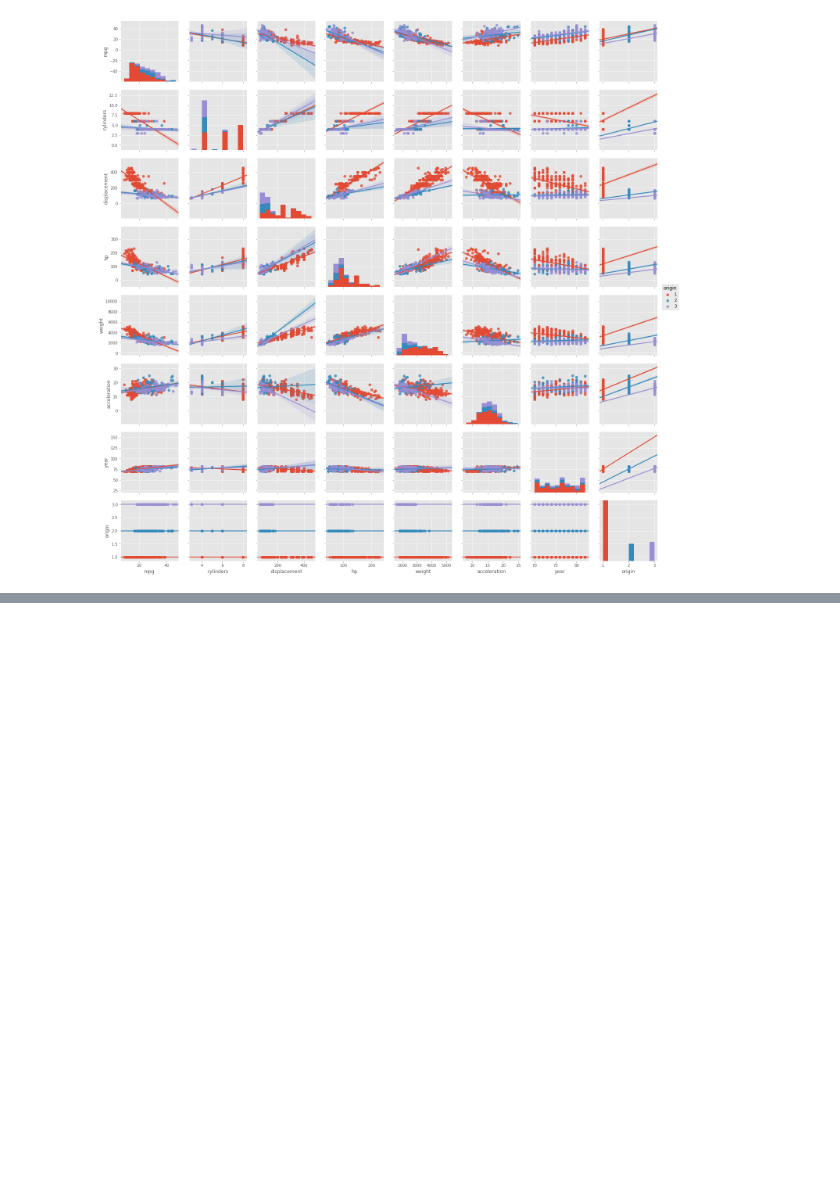
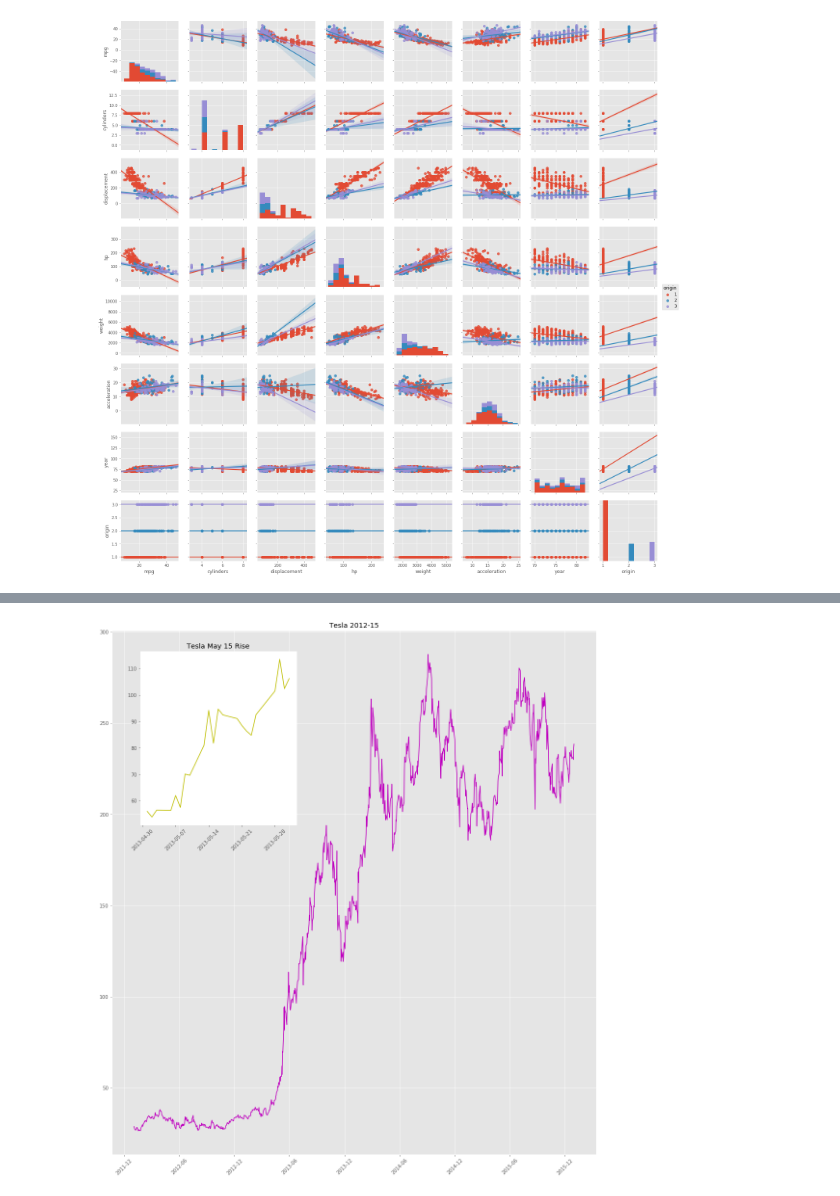
Before and after one commit to abhijeetag/PythonDV, a Jupyter notebook: Python DV.ipynb, the cells around one changed output, grey strips where cells are left out. Cells and saved outputs as stored; diff of their text form; code cells hidden in the pictures; blank space fills up the shorter version.

```diff
--- a/Python DV.ipynb
+++ b/Python DV.ipynb
@@ -778,0 +878,15 @@ plt.show()
+# %%
+plt.figure(figsize=(18, 20))
+plt.plot(tesla.Open['2012':'2015'],color='m')
+plt.xticks(rotation=45)
+plt.title('Tesla 2012-15')
+
+plt.axes([0.17, 0.6, 0.25, 0.25],facecolor='w')
+
+# Plot the sliced series in red using the current axes
+plt.plot(tesla.Open['2013-05'],color='y')
+plt.xticks(rotation=45)
+plt.title('Tesla May 15 Rise')
+plt.show()
+# %% [output]
+[figure, added]
```
Also changed, not shown: parts of 8 cells of this notebook, 3 other files.
